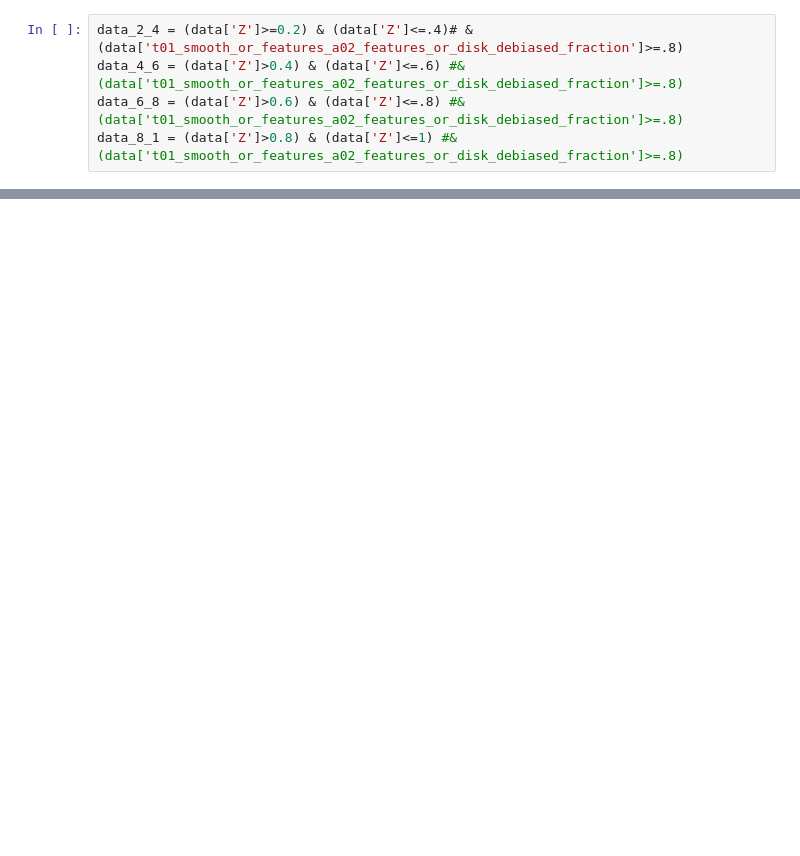
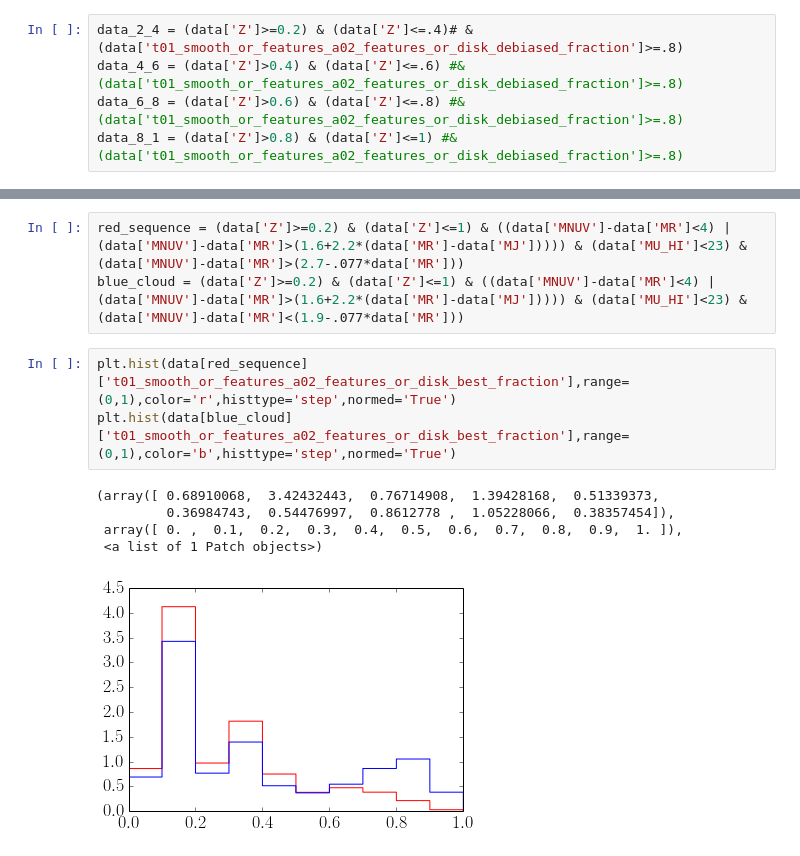
Before and after one commit to Mel23/GZ_Hubble_Science, a Jupyter notebook: Red_Disk_Fraction/red_disks.ipynb, the cells around one changed output, grey strips where cells are left out. Saved outputs shown, nothing was run; the diff lists cells and outputs as text; blank space fills up the shorter version.

```diff
--- a/Red_Disk_Fraction/red_disks.ipynb
+++ b/Red_Disk_Fraction/red_disks.ipynb
@@ -72,0 +179,12 @@ len(data[j])
+# %%
+red_sequence = (data['Z']>=0.2) & (data['Z']<=1) & ((data['MNUV']-data['MR']<4) | (data['MNUV']-data['MR']>(1.6+2.2*(data['MR']-data['MJ'])))) & (data['MU_HI']<23) & (data['MNUV']-data['MR']>(2.7-.077*data['MR']))
+blue_cloud = (data['Z']>=0.2) & (data['Z']<=1) & ((data['MNUV']-data['MR']<4) | (data['MNUV']-data['MR']>(1.6+2.2*(data['MR']-data['MJ'])))) & (data['MU_HI']<23) & (data['MNUV']-data['MR']<(1.9-.077*data['MR']))
+# %%
+plt.hist(data[red_sequence]['t01_smooth_or_features_a02_features_or_disk_best_fraction'],range=(0,1),color='r',histtype='step',normed='True')
+plt.hist(data[blue_cloud]['t01_smooth_or_features_a02_features_or_disk_best_fraction'],range=(0,1),color='b',histtype='step',normed='True')
+# %% [output]
+(array([ 0.68910068,  3.42432443,  0.76714908,  1.39428168,  0.51339373,
+         0.36984743,  0.54476997,  0.8612778 ,  1.05228066,  0.38357454]),
+ array([ 0. ,  0.1,  0.2,  0.3,  0.4,  0.5,  0.6,  0.7,  0.8,  0.9,  1. ]),
+ <a list of 1 Patch objects>)
+[figure, added]
```
Also changed, not shown: parts of 26 cells of this notebook.
